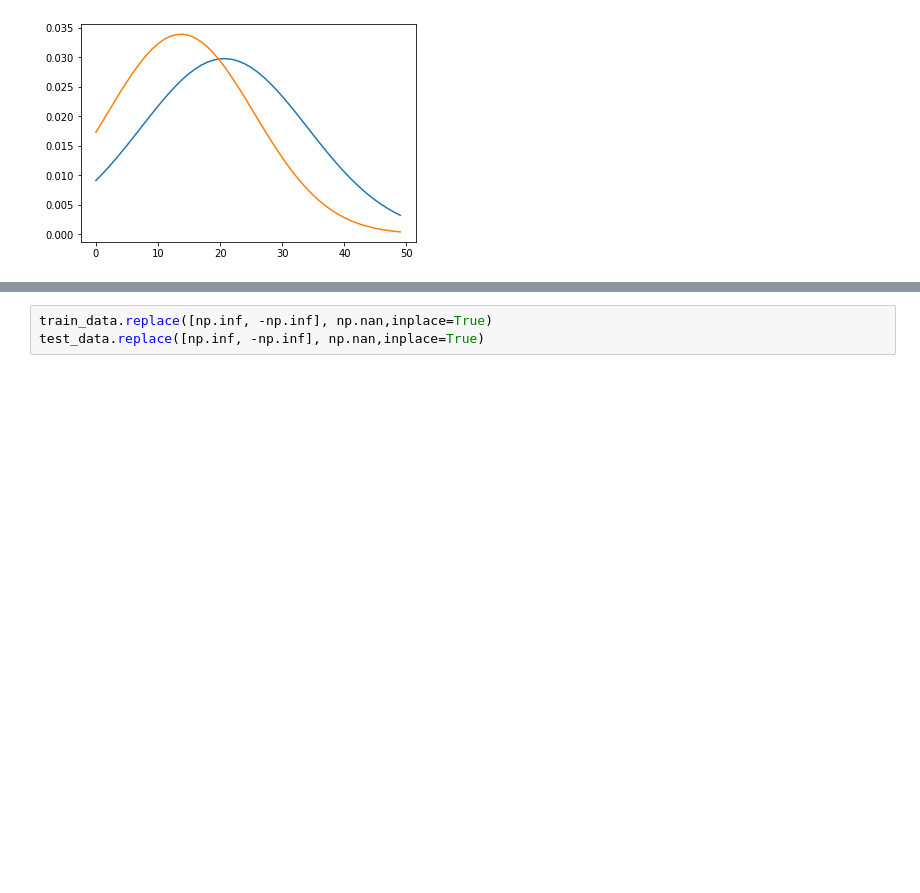
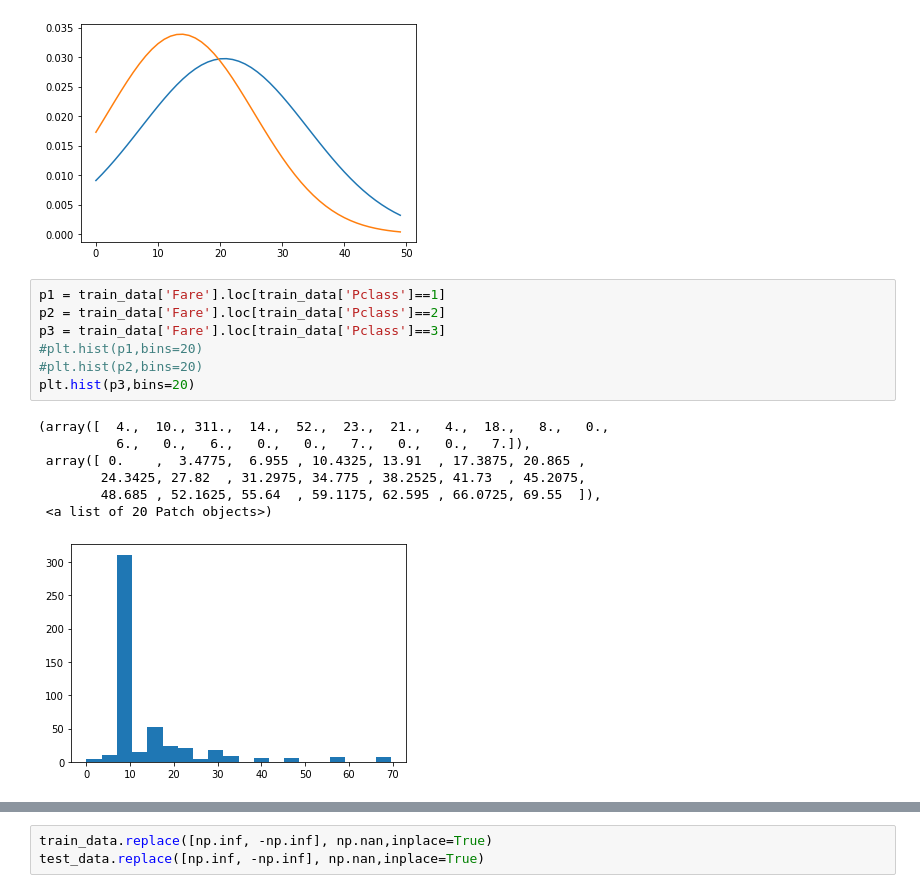
Before and after one commit to talele08/notebook, a Jupyter notebook: Titanic.ipynb, the cells around one changed output, grey strips where cells are left out. Drawn from its saved outputs; the diff is of its cells as text; blank space fills up the shorter version.

```diff
--- a/Titanic.ipynb
+++ b/Titanic.ipynb
@@ -169,3 +185,18 @@ plt.plot(norm.pdf(x_axis,13.675550,11.778142),label = 'Pclass3')
 # %% [output]
 [<matplotlib.lines.Line2D at 0x...>]
 [figure]
+# %%
+p1 = train_data['Fare'].loc[train_data['Pclass']==1]
+p2 = train_data['Fare'].loc[train_data['Pclass']==2]
+p3 = train_data['Fare'].loc[train_data['Pclass']==3]
+#plt.hist(p1,bins=20)
+#plt.hist(p2,bins=20)
+plt.hist(p3,bins=20)
+# %% [output]
+(array([  4.,  10., 311.,  14.,  52.,  23.,  21.,   4.,  18.,   8.,   0.,
+          6.,   0.,   6.,   0.,   0.,   7.,   0.,   0.,   7.]),
+ array([ 0.    ,  3.4775,  6.955 , 10.4325, 13.91  , 17.3875, 20.865 ,
+        24.3425, 27.82  , 31.2975, 34.775 , 38.2525, 41.73  , 45.2075,
+        48.685 , 52.1625, 55.64  , 59.1175, 62.595 , 66.0725, 69.55  ]),
+ <a list of 20 Patch objects>)
+[figure, added]
```
Also changed, not shown: parts of 64 cells of this notebook, 5 other files.
